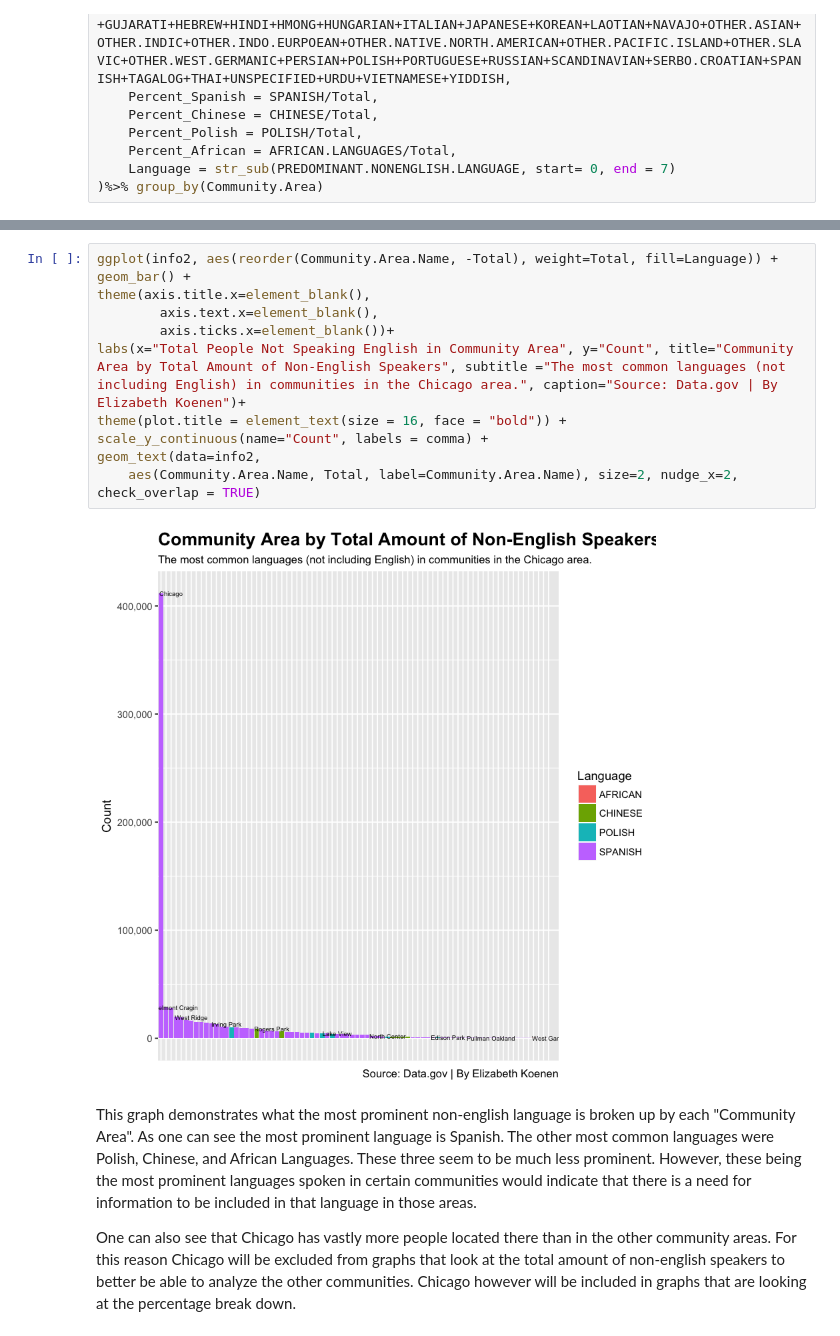
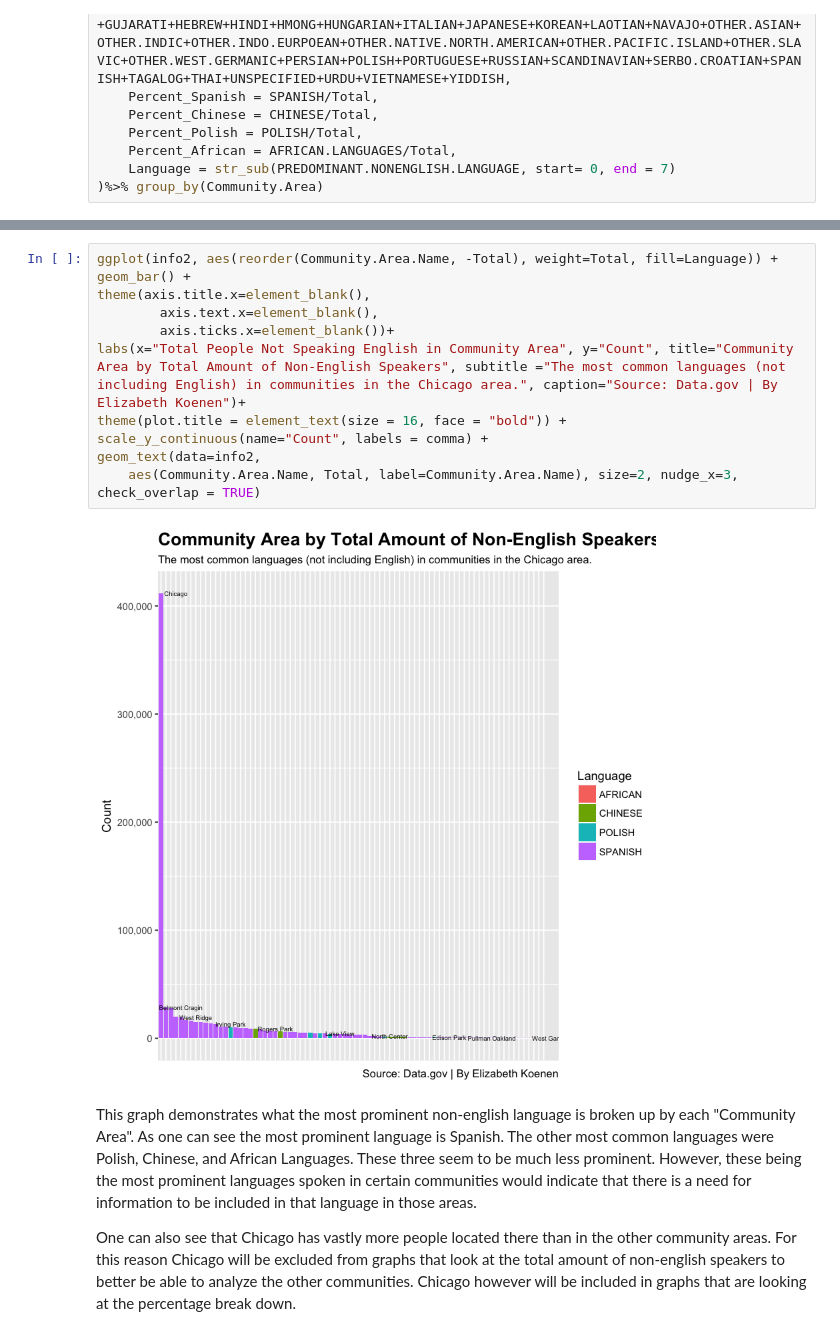
Before and after one commit to elizabethkoenen/JOUR-407, a Jupyter notebook: DataVizMid-TermProject.ipynb, the cells around one changed output, grey strips where cells are left out. Cells and saved outputs as stored; diff of their text form.

Commit message:
change nudge by 1

```diff
--- a/DataVizMid-TermProject.ipynb
+++ b/DataVizMid-TermProject.ipynb
@@ -57,16 +57,16 @@ head(info2)
 # %%
 ggplot(info2, aes(reorder(Community.Area.Name, -Total), weight=Total, fill=Language)) +
 geom_bar() +
 theme(axis.title.x=element_blank(),
         axis.text.x=element_blank(),
         axis.ticks.x=element_blank())+
 labs(x="Total People Not Speaking English in Community Area", y="Count", title="Community Area by Total Amount of Non-English Speakers", subtitle ="The most common languages (not including English) in communities in the Chicago area.", caption="Source: Data.gov | By Elizabeth Koenen")+
 theme(plot.title = element_text(size = 16, face = "bold")) +
 scale_y_continuous(name="Count", labels = comma) +
 geom_text(data=info2,
-    aes(Community.Area.Name, Total, label=Community.Area.Name), size=2, nudge_x=2, check_overlap = TRUE)
+    aes(Community.Area.Name, Total, label=Community.Area.Name), size=2, nudge_x=3, check_overlap = TRUE)
 # %% [output]
-[figure, old version]
+[figure, new version]
 # %% [markdown]
 This graph demonstrates what the most prominent non-english language is broken up by each "Community Area". As one can see the most prominent language is Spanish. The other most common languages were Polish, Chinese, and African Languages. These three seem to be much less prominent. However, these being the most prominent languages spoken in certain communities would indicate that there is a need for information to be included in that language in those areas.
 
```
